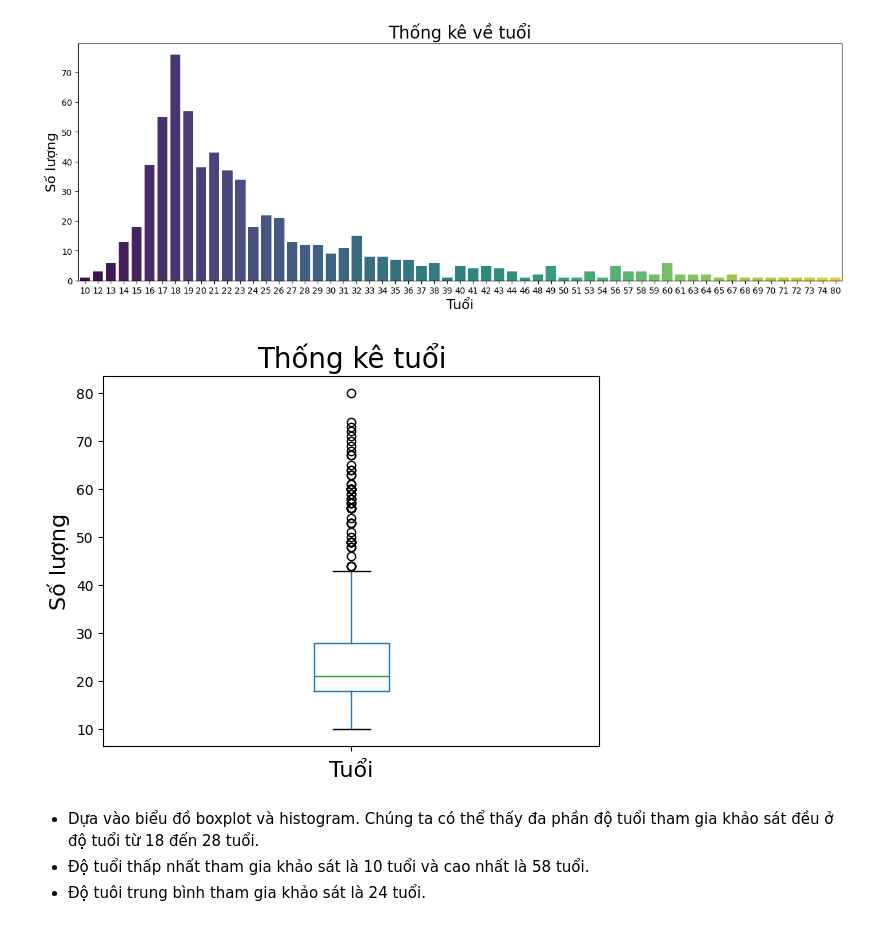
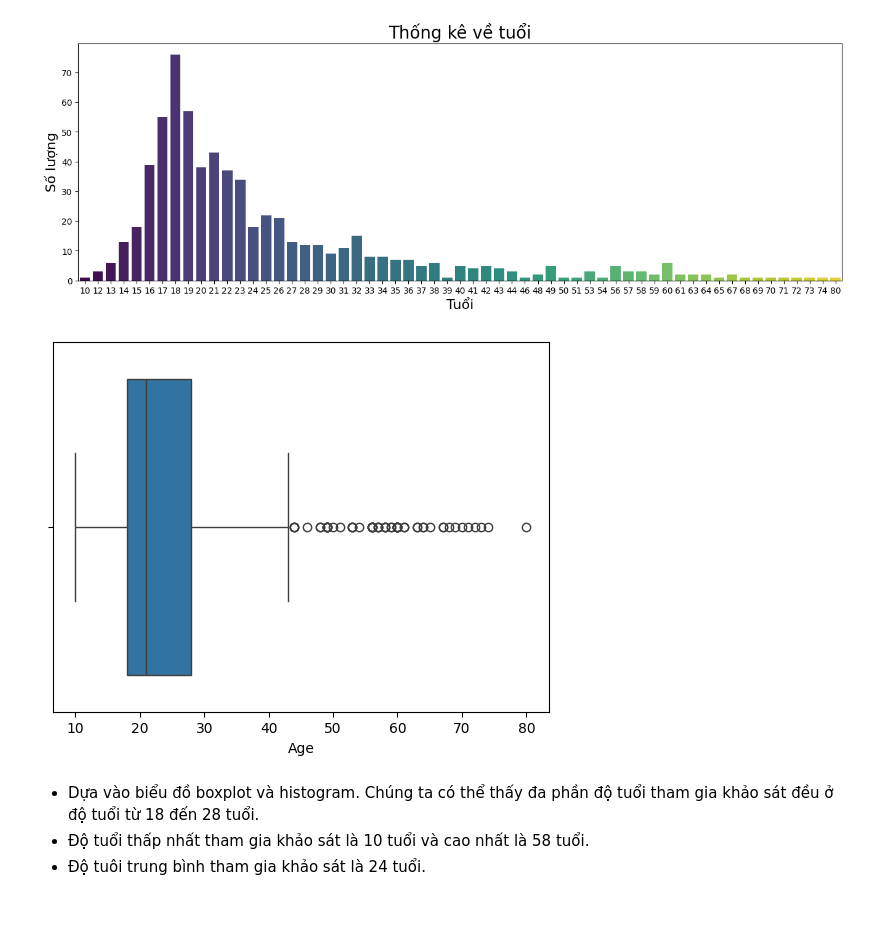
Before and after one commit to HungLVT/DS, a Jupyter notebook: 3.0-data-explorating.ipynb, the cells around one changed output. Drawn from its saved outputs; the diff is of its cells as text; code cells hidden in the pictures.

```diff
--- a/3.0-data-explorating.ipynb
+++ b/3.0-data-explorating.ipynb
@@ -64,15 +64,11 @@ plt.show()
 # %%
 # Vẽ biểu đồ boxplot để miêu tả dữ liệu Age
 # print(df['Age'].describe().T)
-boxplot = df.boxplot(column=['Age'], grid=False)
-plt.title('Thống kê tuổi', fontsize=20)
-boxplot.set_xticklabels([''])
-plt.xlabel('Tuổi', fontsize=16)
-plt.ylabel('Số lượng', fontsize=16)
+sns.boxplot(x=df['Age'])
 plt.savefig('images/3.0-1-age-boxplot.png',dpi=300)
 plt.show()
 # %% [output]
-[figure, old version]
+[figure, new version]
 # %% [markdown]
 - Dựa vào biểu đồ boxplot và histogram. Chúng ta có thể thấy đa phần độ tuổi tham gia khảo sát đều ở độ tuổi từ 18 đến 28 tuổi.
 - Độ tuổi thấp nhất tham gia khảo sát là 10 tuổi và cao nhất là 58 tuổi.
```
Also changed, not shown: parts of 2 cells of this notebook, 13 other files.
